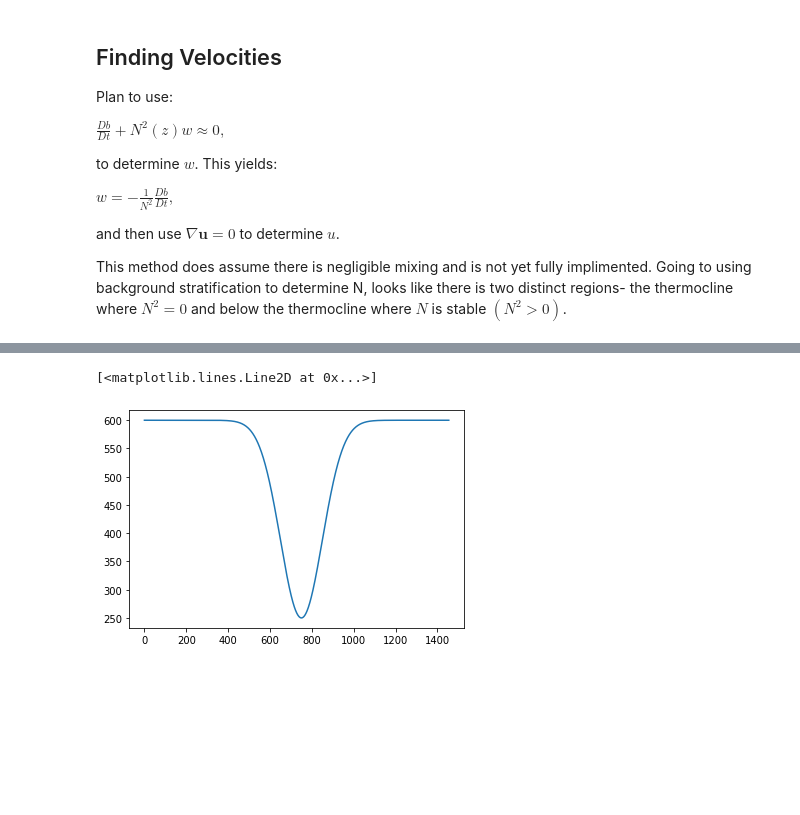
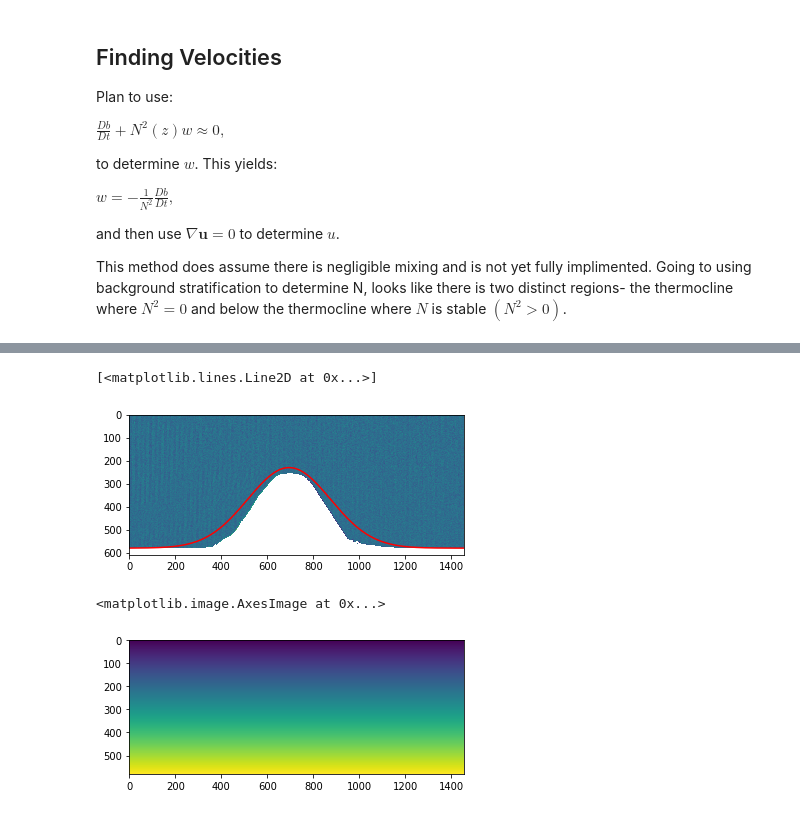
Before and after one commit to callummshaw/Lab_Ridge, a Jupyter notebook: Code/Short Term Visualisation- Fixed.ipynb, the cells around one changed output, grey strips where cells are left out. Drawn from its saved outputs; the diff is of its cells as text; code cells hidden in the pictures; blank space fills up the shorter version.

```diff
--- a/Code/Short Term Visualisation- Fixed.ipynb
+++ b/Code/Short Term Visualisation- Fixed.ipynb
@@ -563,10 +552,11 @@ plt.plot(values, color='r')
 # %%
 domain=np.arange(x)
 # %%
-alpha,mu,sigma=350,750,100
-values=-alpha*np.exp(-(domain-mu)**2/(2*sigma**2))+y
+alpha,mu,sigma=350,695,180
+topo_function=-alpha*np.exp(-(domain-mu)**2/(2*sigma**2))+y
-# %%
-plt.plot(domain,values)
-# %% [output]
-[<matplotlib.lines.Line2D at 0x...>]
-[figure, removed]
+# %%
+plt.imshow(w[100][::-1])
+plt.plot(topo_function, color='r')
+# %% [output]
+[<matplotlib.lines.Line2D at 0x...>]
+[figure, added]
@@ -573,3 +567,8 @@ plt.plot(domain,values)
+# %%
+plt.imshow(pixel_location)
+# %% [output]
+<matplotlib.image.AxesImage at 0x...>
+[figure, added]
 # %%
 y
 # %% [output]
```
Also changed, not shown: parts of 41 cells of this notebook.
